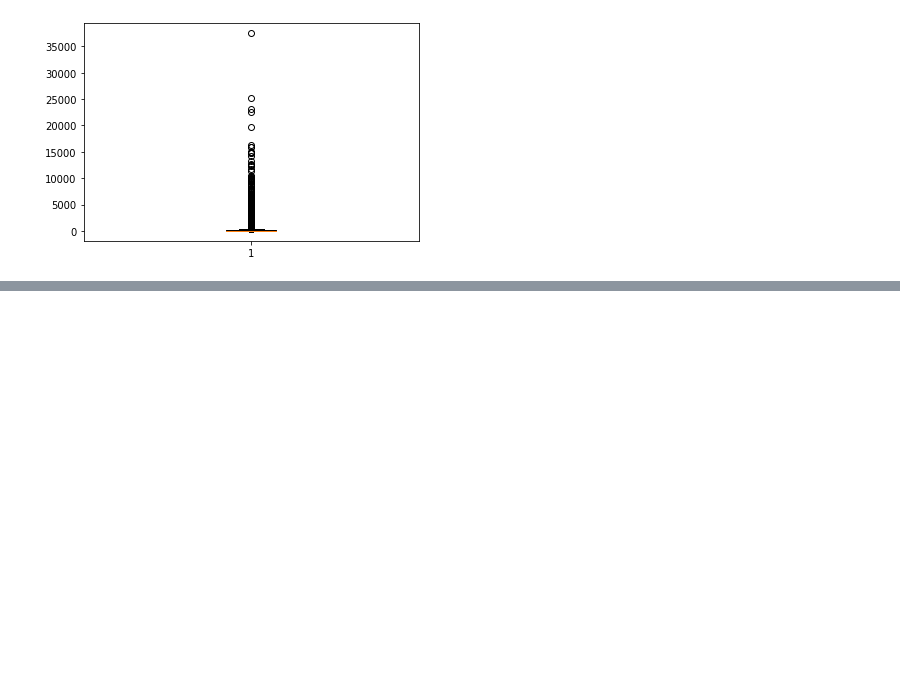
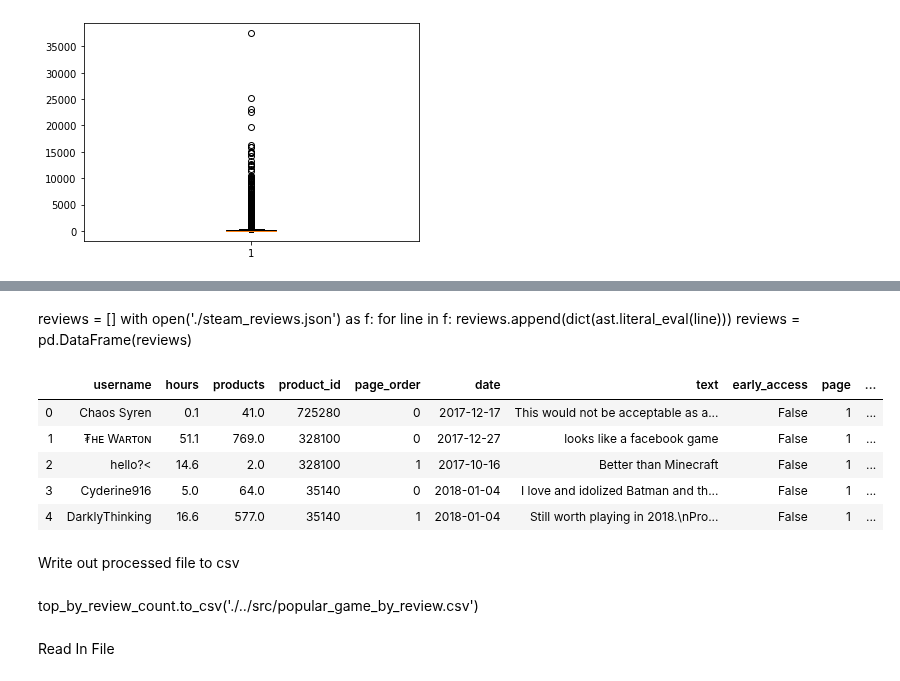
Before and after one commit to brentmin/DSC180A-replication, a Jupyter notebook: notebooks/EDA_Steam_Dataset.ipynb, the cells around one changed output, grey strips where cells are left out. Cells and saved outputs as stored; diff of their text form; code cells hidden in the pictures; blank space fills up the shorter version.

```diff
--- a/notebooks/EDA_Steam_Dataset.ipynb
+++ b/notebooks/EDA_Steam_Dataset.ipynb
@@ -115,0 +145,15 @@ plt.boxplot(gamesFreq.iloc[:,0]);
+# %% [markdown]
+reviews = []
+with open('./steam_reviews.json') as f:
+    for line in f:
+        reviews.append(dict(ast.literal_eval(line)))
+reviews = pd.DataFrame(reviews)
+# %%
+reviews.head()
+# %% [output]
+|  | username | hours | products | product_id | page_order | date | text | early_access | page | ... |
+| 0 | Chaos Syren | 0.1 | 41.0 | 725280 | 0 | 2017-12-17 | This would not be acceptable as a... | False | 1 | ... |
+| 1 | ₮ʜᴇ Wᴀʀᴛᴏɴ | 51.1 | 769.0 | 328100 | 0 | 2017-12-27 | looks like a facebook game | False | 1 | ... |
+| 2 | hello?< | 14.6 | 2.0 | 328100 | 1 | 2017-10-16 | Better than Minecraft | False | 1 | ... |
+| 3 | Cyderine916 | 5.0 | 64.0 | 35140 | 0 | 2018-01-04 | I love and idolized Batman and th... | False | 1 | ... |
+| 4 | DarklyThinking | 16.6 | 577.0 | 35140 | 1 | 2018-01-04 | Still worth playing in 2018.\nPro... | False | 1 | ... |
@@ -115,0 +165,6 @@ plt.boxplot(gamesFreq.iloc[:,0]);
+# %% [markdown]
+Write out processed file to csv
+# %% [markdown]
+top_by_review_count.to_csv('./../src/popular_game_by_review.csv')
+# %% [markdown]
+Read In File
```
Also changed, not shown: parts of 13 cells of this notebook, 1 other file.
